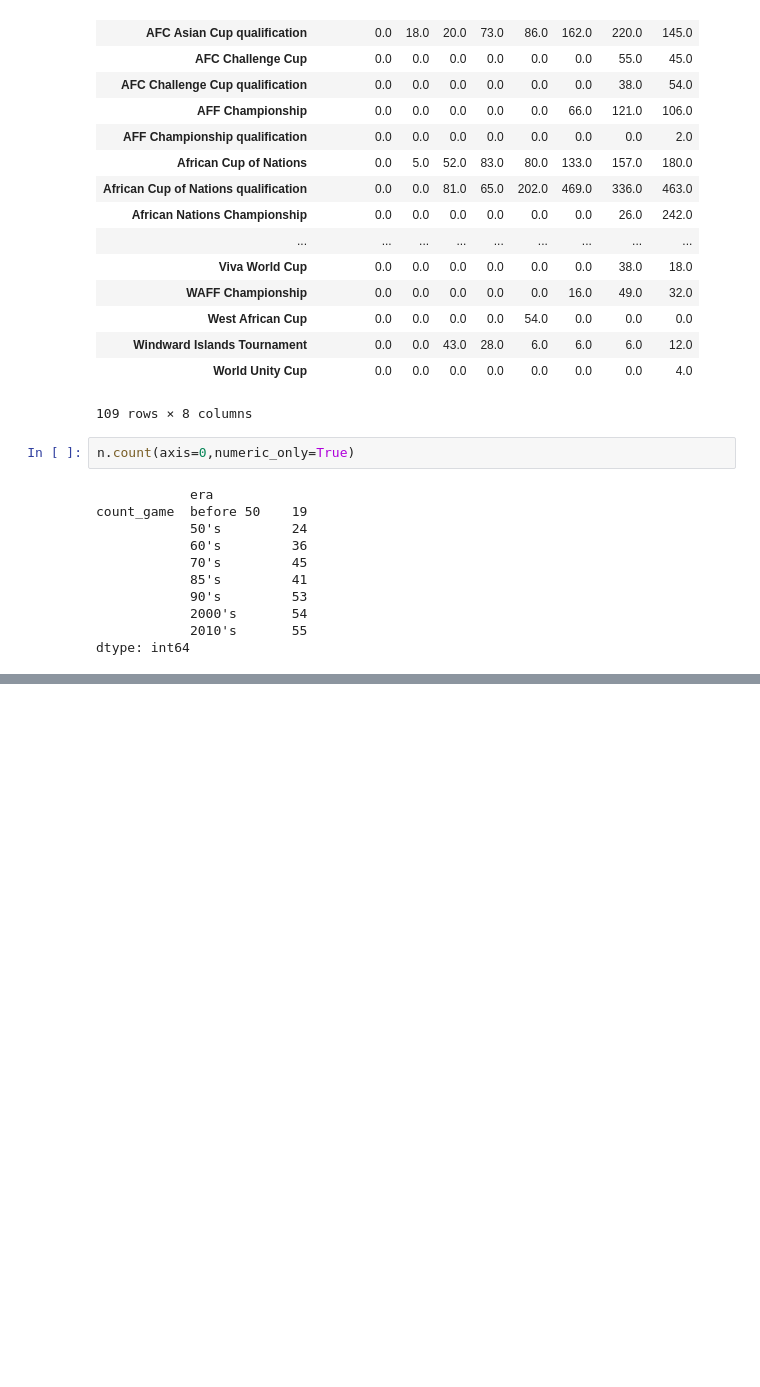
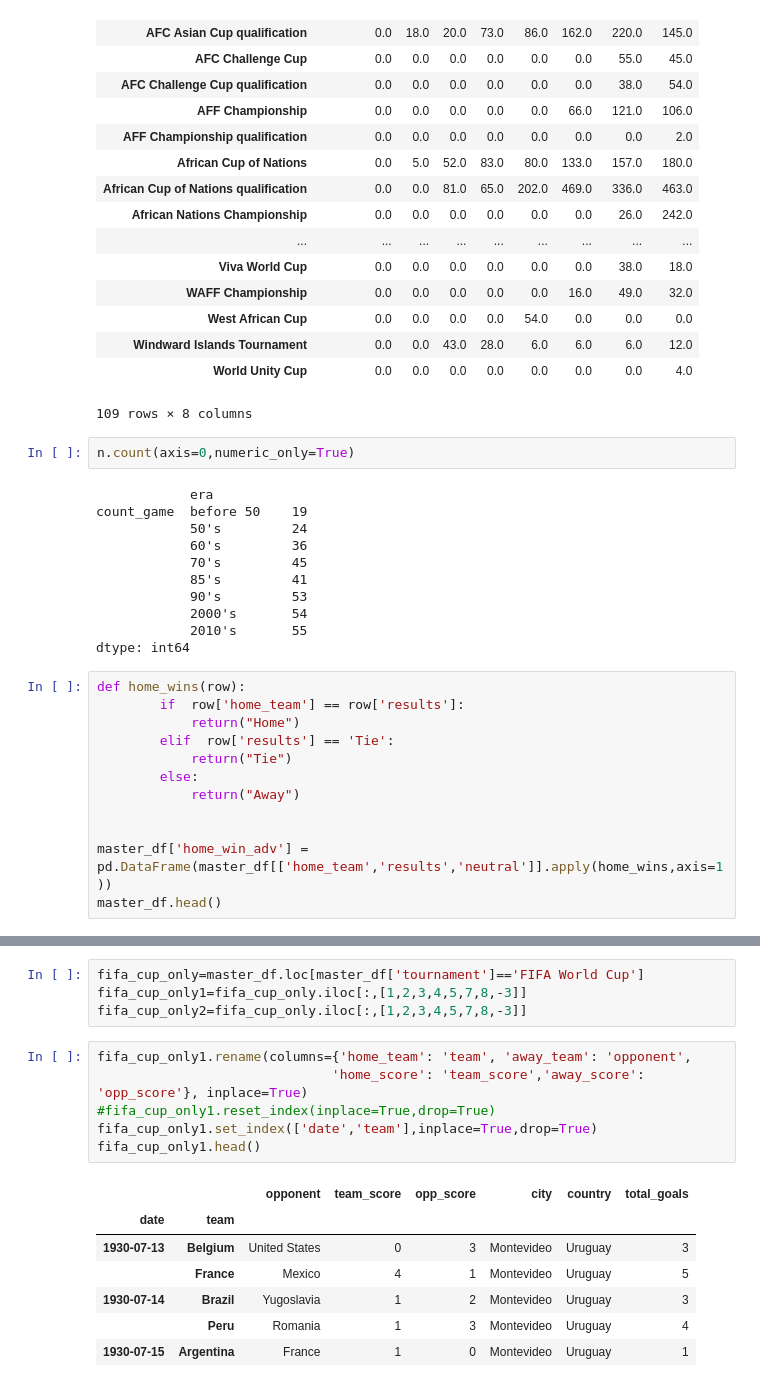
Before and after one commit to bfiroozfard/King_of_Football, a Jupyter notebook: King_football_B_10-3-2019.ipynb, the cells around one changed output, grey strips where cells are left out. Drawn from its saved outputs; the diff is of its cells as text; blank space fills up the shorter version.

```diff
--- a/King_football_B_10-3-2019.ipynb
+++ b/King_football_B_10-3-2019.ipynb
@@ -124,3 +124,15 @@ count_game  before 50    19
             2000's       54
             2010's       55
 dtype: int64
+# %%
+def home_wins(row):
+        if  row['home_team'] == row['results']:
+            return("Home")
+        elif  row['results'] == 'Tie':
+            return("Tie")
+        else:
+            return("Away")
+
+
+master_df['home_win_adv'] = pd.DataFrame(master_df[['home_team','results','neutral']].apply(home_wins,axis=1))
+master_df.head()
@@ -126,0 +213,18 @@ dtype: int64
+# %%
+fifa_cup_only=master_df.loc[master_df['tournament']=='FIFA World Cup']
+fifa_cup_only1=fifa_cup_only.iloc[:,[1,2,3,4,5,7,8,-3]]
+fifa_cup_only2=fifa_cup_only.iloc[:,[1,2,3,4,5,7,8,-3]]
+# %%
+fifa_cup_only1.rename(columns={'home_team': 'team', 'away_team': 'opponent',
+                              'home_score': 'team_score','away_score': 'opp_score'}, inplace=True)
+#fifa_cup_only1.reset_index(inplace=True,drop=True)
+fifa_cup_only1.set_index(['date','team'],inplace=True,drop=True)
+fifa_cup_only1.head()
+# %% [output]
+|  |  | opponent | team_score | opp_score | city | country | total_goals |
+| date | team |  |  |  |  |  |  |
+| 1930-07-13 | Belgium | United States | 0 | 3 | Montevideo | Uruguay | 3 |
+|  | France | Mexico | 4 | 1 | Montevideo | Uruguay | 5 |
+| 1930-07-14 | Brazil | Yugoslavia | 1 | 2 | Montevideo | Uruguay | 3 |
+|  | Peru | Romania | 1 | 3 | Montevideo | Uruguay | 4 |
+| 1930-07-15 | Argentina | France | 1 | 0 | Montevideo | Uruguay | 1 |
```
Also changed, not shown: parts of 9 cells of this notebook.
